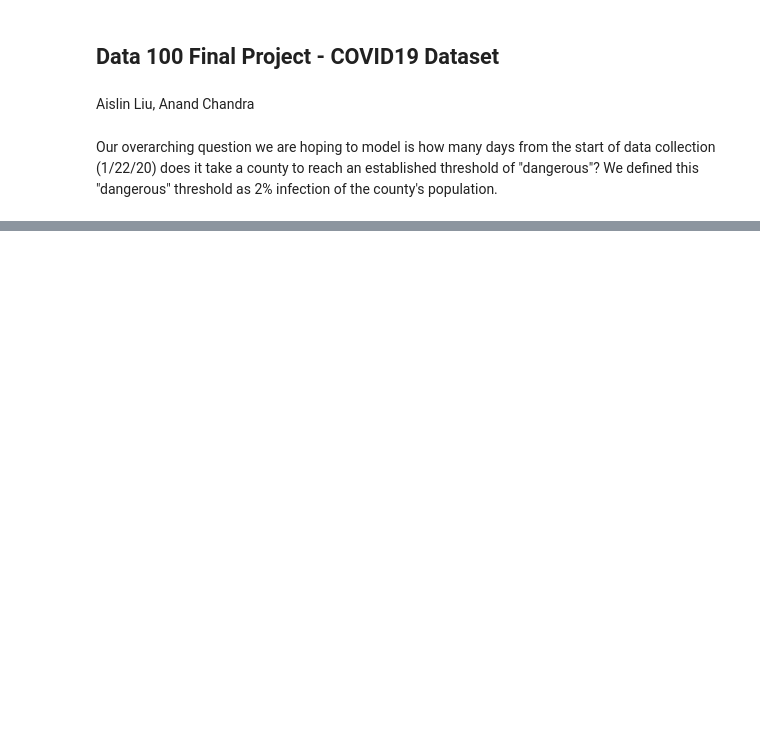
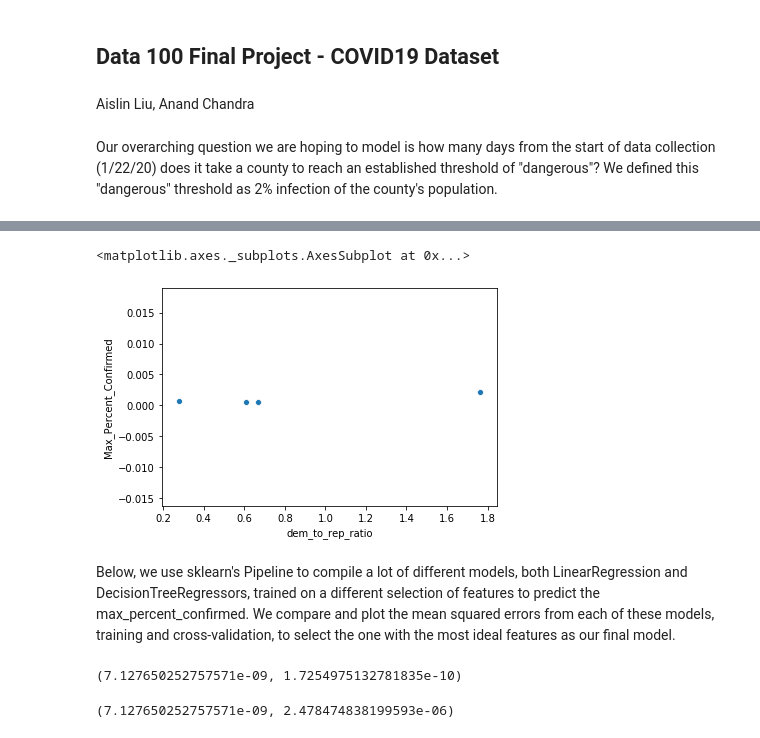
Before and after one commit to aislinliu/d100-final-proj, a Jupyter notebook: d100 final proj.ipynb, the cells around one changed output, grey strips where cells are left out. Cells and saved outputs as stored; diff of their text form; code cells hidden in the pictures; blank space fills up the shorter version.

Commit message:
cross validation

```diff
--- a/d100 final proj.ipynb
+++ b/d100 final proj.ipynb
@@ -239,0 +285,53 @@ sns.boxplot(x=thresholds['Max_Percent_Confirmed'])
+# %%
+sns.scatterplot(data=thresholds, x="dem_to_rep_ratio", y="Max_Percent_Confirmed")
+# plt.xticks(np.arange(0, .002, step=.0005))
+# plt.yticks(np.arange(0, .01, step=.001))
+# %% [output]
+<matplotlib.axes._subplots.AxesSubplot at 0x...>
+[figure, added]
+# %% [markdown]
+Below, we use sklearn's Pipeline to compile a lot of different models, both LinearRegression and DecisionTreeRegressors, trained on a different selection of features to predict the max_percent_confirmed. We compare and plot the mean squared errors from each of these models, training and cross-validation, to select the one with the most ideal features as our final model.
+# %%
+models = {}
+features = ["Hospitals Per Capita", "MedianAge2010", "SVIPercentile", "dem_to_rep_ratio", "HPSAShortage"]
+lin_model = model = Pipeline([
+    ("SelectColumns", ColumnTransformer([("keep", "passthrough", features)])),
+    ("LinearModel", LinearRegression())
+])
+lin_model.fit(train[features], train["Max_Percent_Confirmed"])
+models["lr_h+a+svi+dr+hpsa"] = lin_model
+
+lin_model = model = Pipeline([
+    ("SelectColumns", ColumnTransformer([("keep", "passthrough", features)])),
+    ("DecisionTree", tree.DecisionTreeRegressor(random_state=42))
+])
+lin_model.fit(train[features], train["Max_Percent_Confirmed"])
+models["dtree_h+a+svi+dr+hpsa"] = lin_model
+test_mse = mean_squared_error(test["Max_Percent_Confirmed"], lin_model.predict(test[features]))
+train_mse = mean_squared_error(train["Max_Percent_Confirmed"], lin_model.predict(train[features]))
+(train_mse, test_mse)
+# %% [output]
+(7.127650252757571e-09, 1.7254975132781835e-10)
+# %%
+features = ["MedianAge2010", "SVIPercentile", "dem_to_rep_ratio"]
+lin_model = Pipeline([
+    ("SelectColumns", ColumnTransformer([("keep", "passthrough", features)])),
+    ("LinearModel", LinearRegression())
+])
+lin_model.fit(train[features], train["Max_Percent_Confirmed"])
+models["lr_a+svi+h"] = lin_model
+test_mse = mean_squared_error(test["Max_Percent_Confirmed"], lin_model.predict(test[features]))
+train_mse = mean_squared_error(train["Max_Percent_Confirmed"], lin_model.predict(train[features]))
+(train_mse, test_mse)
+
+lin_model = Pipeline([
+    ("SelectColumns", ColumnTransformer([("keep", "passthrough", features)])),
+    ("DecisionTree", tree.DecisionTreeRegressor(random_state=42))
+])
+lin_model.fit(train[features], train["Max_Percent_Confirmed"])
+models["dtree_a+svi+h"] = lin_model
+test_mse = mean_squared_error(test["Max_Percent_Confirmed"], lin_model.predict(test[features]))
+train_mse = mean_squared_error(train["Max_Percent_Confirmed"], lin_model.predict(train[features]))
+(train_mse, test_mse)
+# %% [output]
+(7.127650252757571e-09, 2.478474838199593e-06)
```
Also changed, not shown: parts of 32 cells of this notebook.
